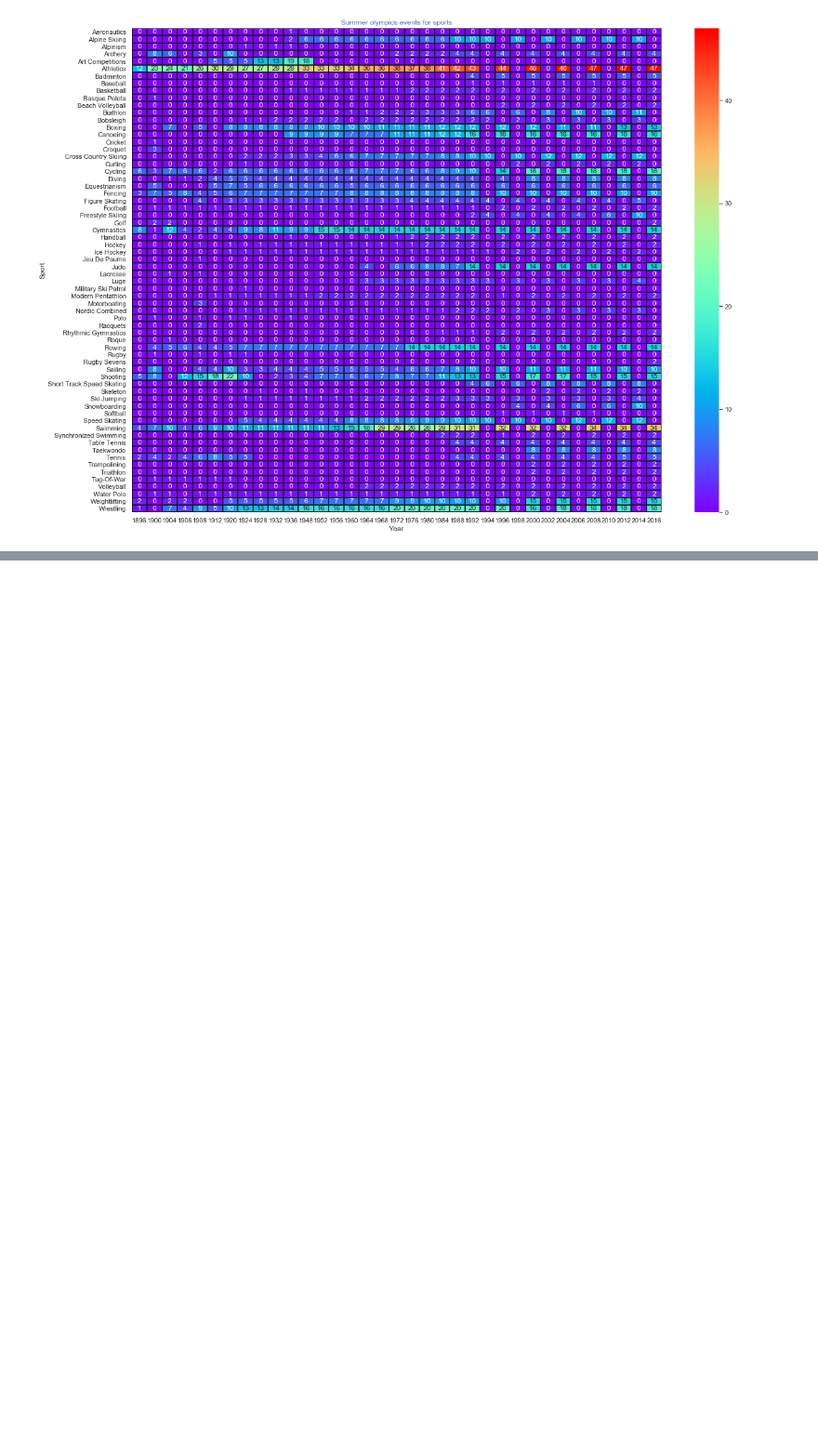
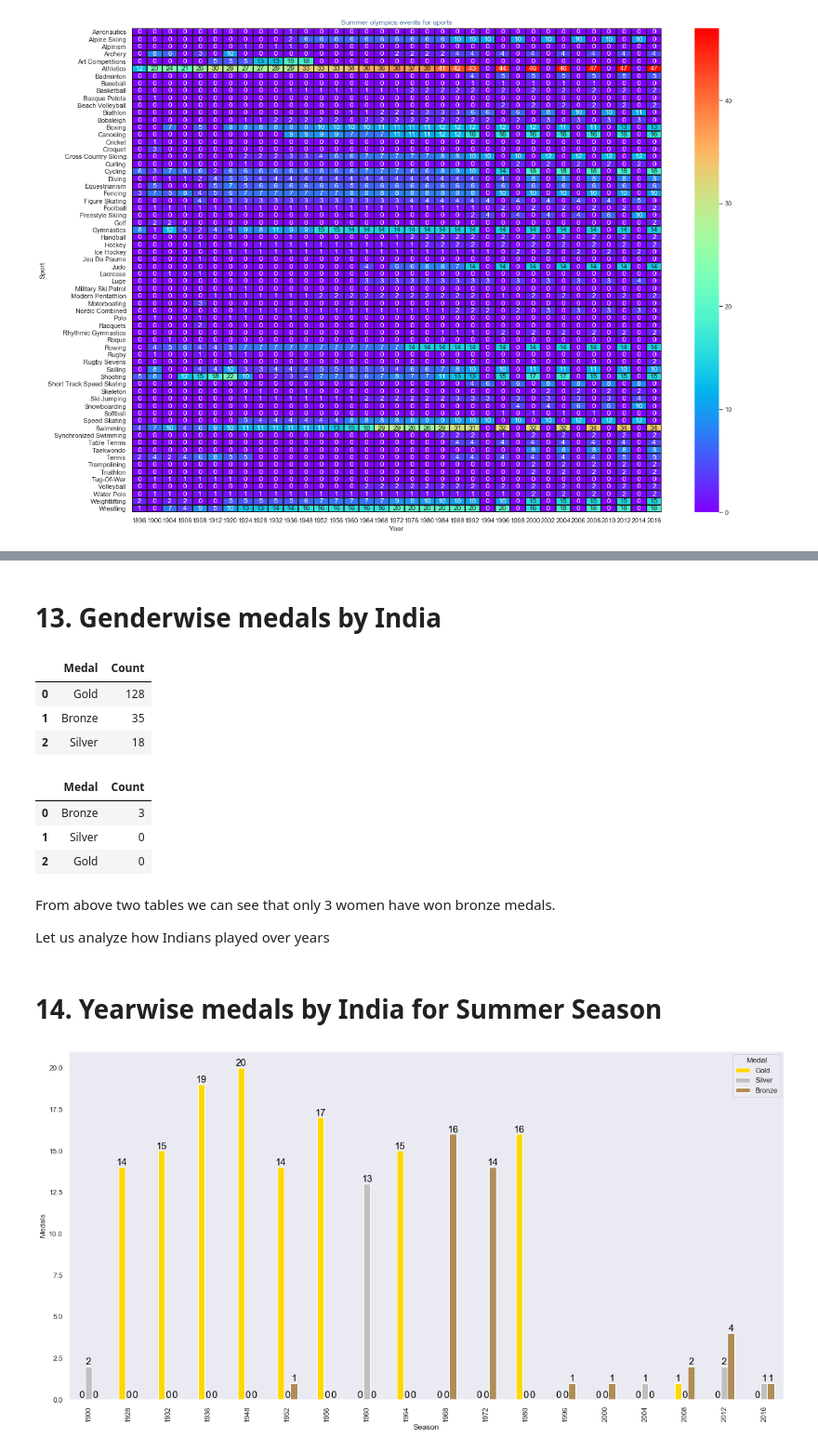
Before and after one commit to akash16dhotre/01_Olympics_Dataset_EDA, a Jupyter notebook: Olympic game EAD.ipynb, the cells around one changed output, grey strips where cells are left out. Shown at 93% size. Drawn from its saved outputs; the diff is of its cells as text; code cells hidden in the pictures; blank space fills up the shorter version.

```diff
--- a/Olympic game EAD.ipynb
+++ b/Olympic game EAD.ipynb
@@ -1066,0 +1152,53 @@ plt.show()
+# %% [markdown]
+# 13. Genderwise medals by India
+# %%
+ind_medal_male = Indian_medals[Indian_medals.Gender == "Men"]
+ind_medal_male = ind_medal_male.Medal.value_counts().reset_index().rename(columns={"index":"Medal", "Medal":"Count"})
+ind_medal_male
+# %% [output]
+|  | Medal | Count |
+| 0 | Gold | 128 |
+| 1 | Bronze | 35 |
+| 2 | Silver | 18 |
+# %%
+ind_medal_female = Indian_medals[Indian_medals.Gender == "Women"]
+ind_medal_female = ind_medal_female.Medal.value_counts().reset_index().rename(columns={"index":"Medal", "Medal":"Count"})
+ind_medal_female
+# %% [output]
+|  | Medal | Count |
+| 0 | Bronze | 3 |
+| 1 | Silver | 0 |
+| 2 | Gold | 0 |
+# %% [markdown]
+From above two tables we can see that only 3 women have won bronze medals.
+
+Let us analyze how Indians played over years
+# %% [markdown]
+# 14. Yearwise medals by India for Summer Season
+# %%
+#Function to prduce barplots for yearwise country performance
+def country_performance(country):
+    data = data_season.groupby(["Year", "NOC", "Medal"])["NOC","Year", "Medal"].size().reset_index(name="Count")
+
+    cntr = data[data["NOC"] == country]
+
+    table = cntr.pivot_table(values="Count", index=["Year", "NOC"], columns=["Medal"],
+                                   aggfunc=np.sum)
+    table_index = table.reset_index()
+    ax = table_index.plot.bar(x="Year", y=["Gold", "Silver", "Bronze"], color=["gold", "silver","#B08D57"])
+
+    for p in ax.patches:
+        ax.text(p.get_x() + p.get_width() / 2., p.get_height(),
+                "%d" % int(p.get_height()), fontsize=15, color="black",
+                    ha="center", va="bottom")
+    plt.xlabel("Season")
+    plt.ylabel("Medals")
+    fig = plt.gcf()
+    fig.set_size_inches(20, 10)
+    plt.show()
+
+#Indians at Olympics
+data_season = athlete_data[athlete_data.Season == "Summer"]
+country_performance("IND")
+# %% [output]
+[figure, added]
```
Also changed, not shown: parts of 17 cells of this notebook.
